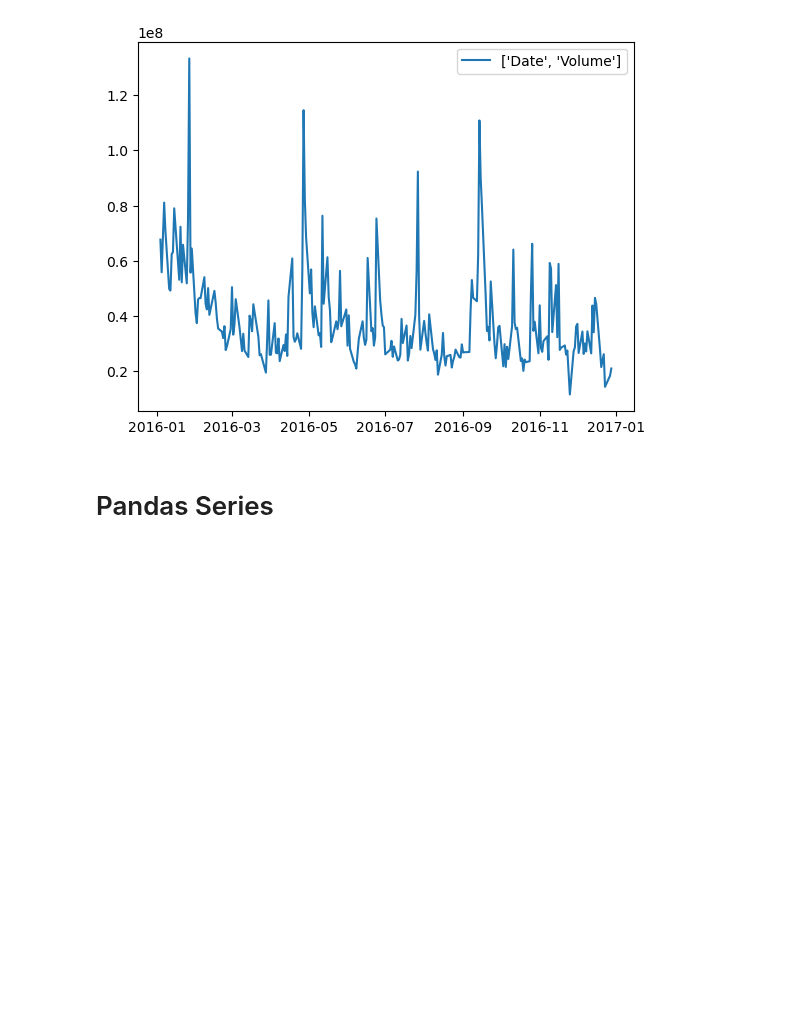
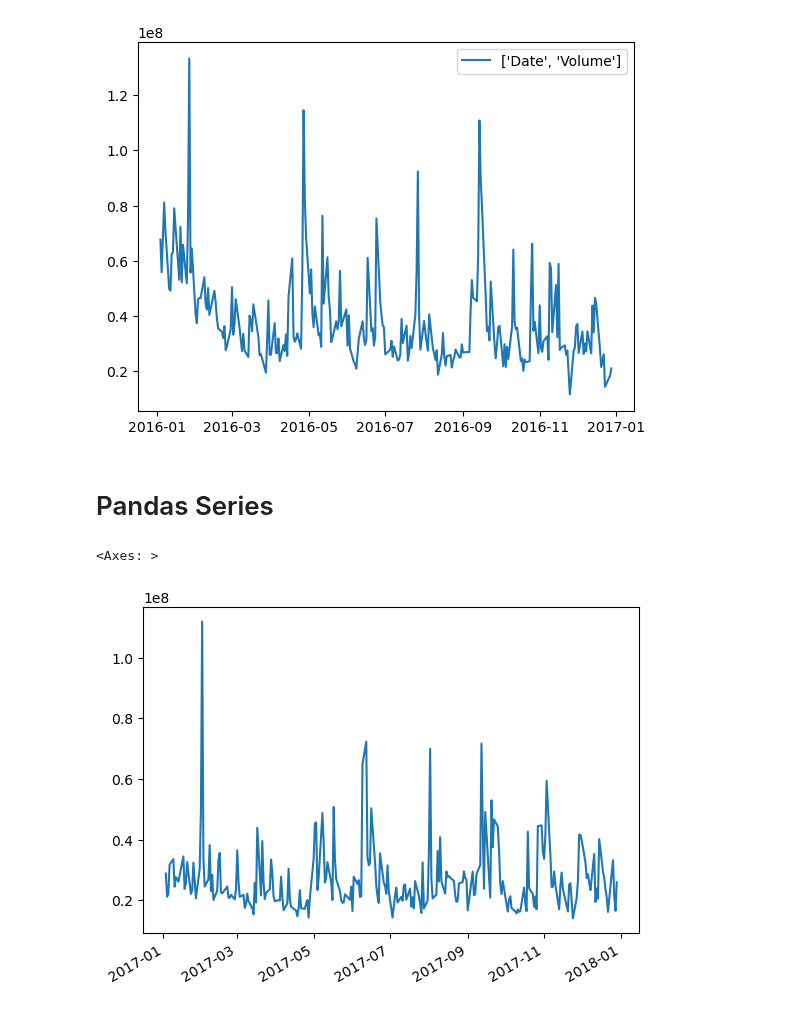
Before and after one commit to delinuxist/python_introduction, a Jupyter notebook: python_day-2_labs.ipynb, the cells around one changed output. Cells and saved outputs as stored; diff of their text form; code cells hidden in the pictures; blank space fills up the shorter version.

```diff
--- a/python_day-2_labs.ipynb
+++ b/python_day-2_labs.ipynb
@@ -167,3 +167,14 @@ plt.legend()
 [figure]
 # %% [markdown]
 # Pandas Series
+# %%
+import datetime
+csv_file=pd.read_csv('AAPL-2017.csv')
+
+date = [datetime.datetime.strptime(x,'%Y-%m-%d') for x in np.array(csv_file["Date"]) ]
+data = pd.Series(np.float64(csv_file["Volume"]), index=date)
+data.plot()
+# print(data.head())
+# %% [output]
+<Axes: >
+[figure, added]
```
